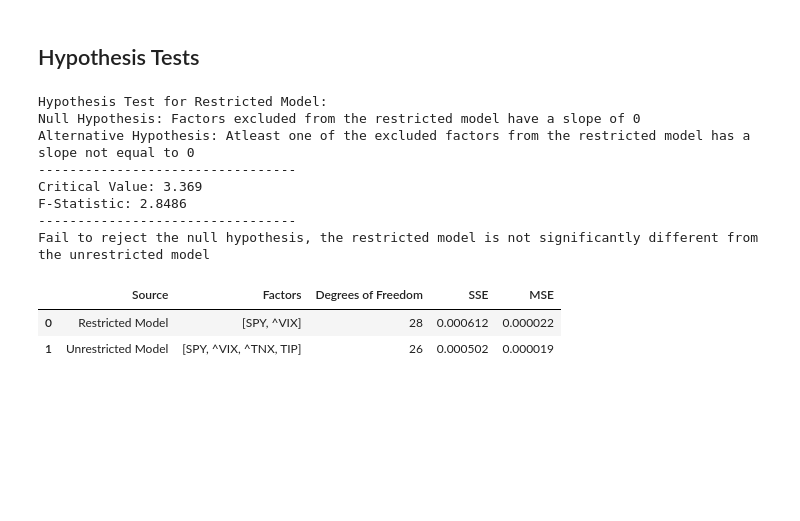
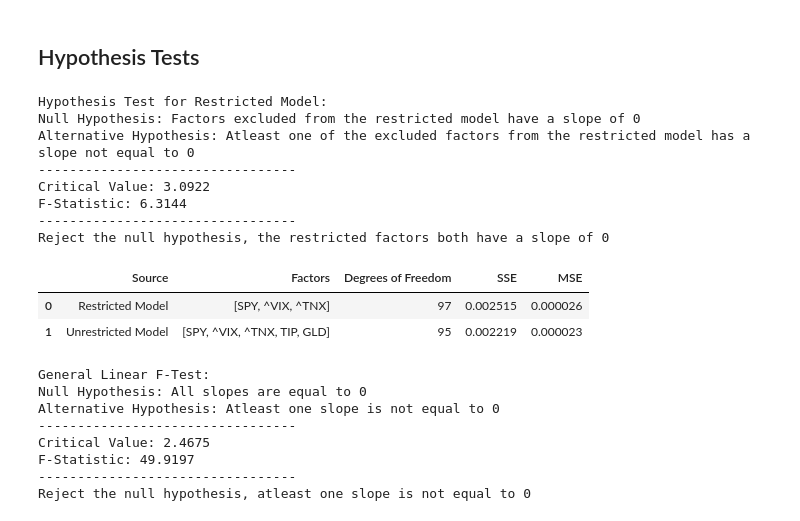
Before and after one commit to FilBillions/multilinear_regression, a Jupyter notebook: MultiLinear_Regression.ipynb, the cells around one changed output. Drawn from its saved outputs; the diff is of its cells as text; code cells hidden in the pictures; blank space fills up the shorter version.

```diff
--- a/MultiLinear_Regression.ipynb
+++ b/MultiLinear_Regression.ipynb
@@ -12,8 +12,8 @@ import yfinance as yf
 # %%
 universe = "2023-01-01"
 # %%
-symbol_list = ['SPY', '^VIX', '^TNX', 'TIP']
+symbol_list = ['SPY', '^VIX', '^TNX', 'TIP', 'GLD']
 # %%
-test = Multilinear_Regression(symbol_list = symbol_list, start = universe, end = "2025-01-01")
+test = Multilinear_Regression(symbol_list = symbol_list, start = universe, end = "2025-01-01", sample_size=100)
 # %% [output]
 YF.download() has changed argument auto_adjust default to True
@@ -113,17 +123,28 @@ Key things to look for in the table:
 # %% [markdown]
 ## Hypothesis Tests
 # %%
-restricted_symbol_list = ['SPY', '^VIX']
-test.hypothesis_test_restricted_model(restricted_symbol_list=restricted_symbol_list)
+restricted_symbol_list = ['SPY', '^VIX', '^TNX']
+test.ht_restricted_model(restricted_symbol_list=restricted_symbol_list)
 # %% [output]
 Hypothesis Test for Restricted Model:
 Null Hypothesis: Factors excluded from the restricted model have a slope of 0
 Alternative Hypothesis: Atleast one of the excluded factors from the restricted model has a slope not equal to 0
 ---------------------------------
-Critical Value: 3.369
-F-Statistic: 2.8486
+Critical Value: 3.0922
+F-Statistic: 6.3144
 ---------------------------------
-Fail to reject the null hypothesis, the restricted model is not significantly different from the unrestricted model
+Reject the null hypothesis, the restricted factors both have a slope of 0
 |  | Source | Factors | Degrees of Freedom | SSE | MSE |
-| 0 | Restricted Model | [SPY, ^VIX] | 28 | 0.000612 | 0.000022 |
-| 1 | Unrestricted Model | [SPY, ^VIX, ^TNX, TIP] | 26 | 0.000502 | 0.000019 |
+| 0 | Restricted Model | [SPY, ^VIX, ^TNX] | 97 | 0.002515 | 0.000026 |
+| 1 | Unrestricted Model | [SPY, ^VIX, ^TNX, TIP, GLD] | 95 | 0.002219 | 0.000023 |
+# %%
+test.ht_general_linear_f_test()
+# %% [output]
+General Linear F-Test:
+Null Hypothesis: All slopes are equal to 0
+Alternative Hypothesis: Atleast one slope is not equal to 0
+---------------------------------
+Critical Value: 2.4675
+F-Statistic: 49.9197
+---------------------------------
+Reject the null hypothesis, atleast one slope is not equal to 0
```
Also changed, not shown: parts of 9 cells of this notebook, 2 other files.
